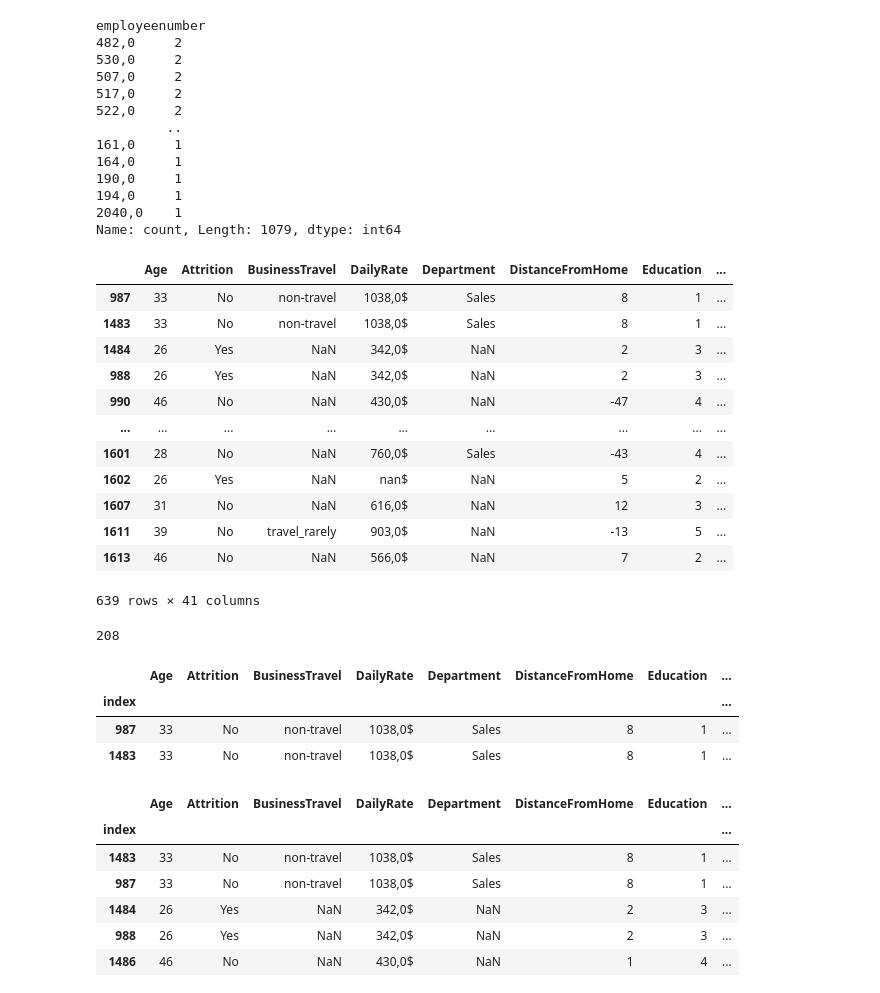
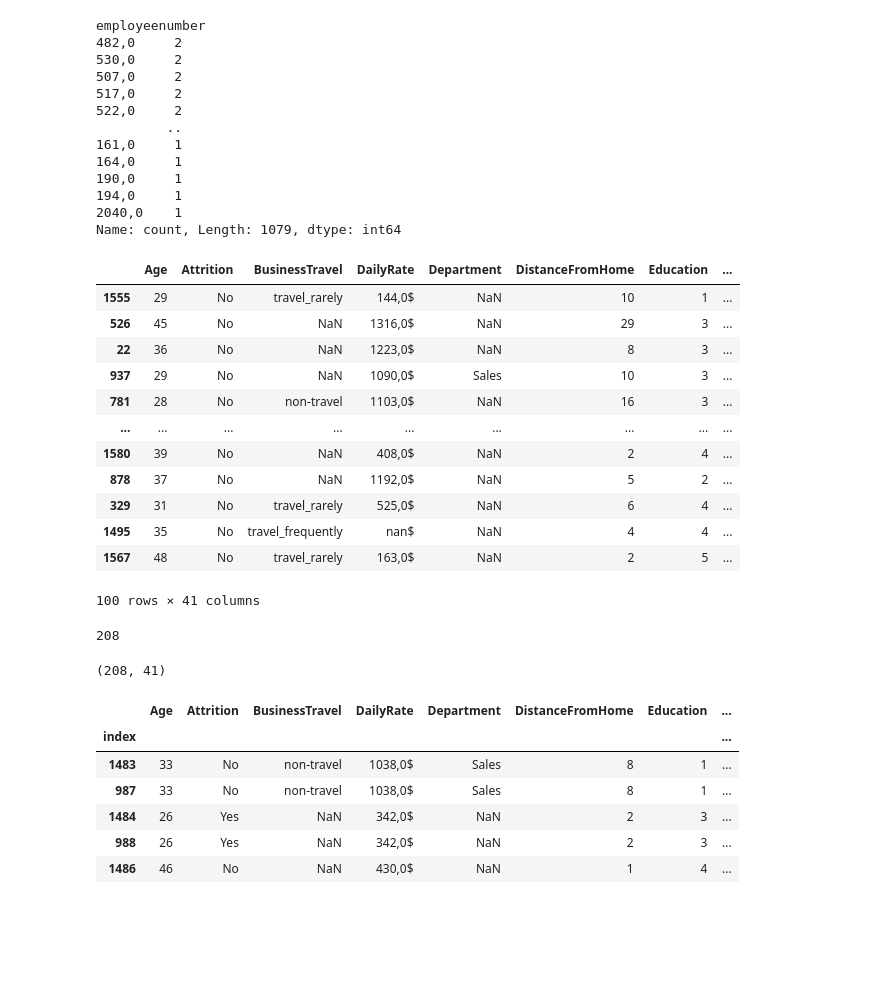
Before and after one commit to carla-caracola/people_analytics, a Jupyter notebook: Data_elena.ipynb, the cells around one changed output. Saved outputs shown, nothing was run; the diff lists cells and outputs as text; code cells hidden in the pictures; blank space fills up the shorter version.

```diff
--- a/Data_elena.ipynb
+++ b/Data_elena.ipynb
@@ -153,29 +287,29 @@ Name: count, Length: 1079, dtype: int64
 # %%
 #employeenumber`: Variable categórica nominal, al tratarse de un identificador único para cada empleado (número).
 # Pero estos números están en formato de texto y posiblemente con un formato de decimal que en realidad no es necesario.
 # Hay 534 duplicados en esta columna. Los valores deben ser unicos.  Hablamos con César. debemos analizar los duplicados mejor
 # y tomar decisiones en base a las conclusiones. Por lo que vimos parece que la diferencia entre los duplicados está en Remote Work,
 # puede que sea un error en la carga de datos o que se haya hecho mas de una vez la encuesta. Explorar mas.
 
 duplicados= abc_coorp_df.loc[abc_coorp_df['employeenumber'].duplicated(keep=False), :].sort_values(by='employeenumber')
 
 
 # Identify duplicates
-abc_coorp_df.loc[abc_coorp_df['employeenumber'].duplicated(keep=False), :].sort_values(by='employeenumber')
+abc_coorp_df.loc[abc_coorp_df['employeenumber'].duplicated(keep=False), :].sort_values(by='employeenumber').sample(100)
 # %% [output]
 |  | Age | Attrition | BusinessTravel | DailyRate | Department | DistanceFromHome | Education | ... |
-| 987 | 33 | No | non-travel | 1038,0$ | Sales | 8 | 1 | ... |
-| 1483 | 33 | No | non-travel | 1038,0$ | Sales | 8 | 1 | ... |
-| 1484 | 26 | Yes | NaN | 342,0$ | NaN | 2 | 3 | ... |
-| 988 | 26 | Yes | NaN | 342,0$ | NaN | 2 | 3 | ... |
-| 990 | 46 | No | NaN | 430,0$ | NaN | -47 | 4 | ... |
+| 1555 | 29 | No | travel_rarely | 144,0$ | NaN | 10 | 1 | ... |
+| 526 | 45 | No | NaN | 1316,0$ | NaN | 29 | 3 | ... |
+| 22 | 36 | No | NaN | 1223,0$ | NaN | 8 | 3 | ... |
+| 937 | 29 | No | NaN | 1090,0$ | Sales | 10 | 3 | ... |
+| 781 | 28 | No | non-travel | 1103,0$ | NaN | 16 | 3 | ... |
 | ... | ... | ... | ... | ... | ... | ... | ... | ... |
-| 1601 | 28 | No | NaN | 760,0$ | Sales | -43 | 4 | ... |
-| 1602 | 26 | Yes | NaN | nan$ | NaN | 5 | 2 | ... |
-| 1607 | 31 | No | NaN | 616,0$ | NaN | 12 | 3 | ... |
-| 1611 | 39 | No | travel_rarely | 903,0$ | NaN | -13 | 5 | ... |
-| 1613 | 46 | No | NaN | 566,0$ | NaN | 7 | 2 | ... |
+| 1580 | 39 | No | NaN | 408,0$ | NaN | 2 | 4 | ... |
+| 878 | 37 | No | NaN | 1192,0$ | NaN | 5 | 2 | ... |
+| 329 | 31 | No | travel_rarely | 525,0$ | NaN | 6 | 4 | ... |
+| 1495 | 35 | No | travel_frequently | nan$ | NaN | 4 | 4 | ... |
+| 1567 | 48 | No | travel_rarely | 163,0$ | NaN | 2 | 5 | ... |
-639 rows × 41 columns
+100 rows × 41 columns
 # %%
 # Al verificar los nulos, comprobamos que el número ímpar se da por esa razón y subtraímos las filas nulas de las filas totales para saber cuantos duplicados hay.
 # el resultado de la suma tiene que ser un número par.
@@ -189,12 +323,9 @@ duplicados.dropna(subset='employeenumber', inplace=True)
 # %%
 # Ahora borramos todos los duplicados que tengan el menor indice, ya que suponemos que los de indice mayor son los registros mas actualizados.
 duplicados.index.name = 'index'  # Agregar nombre al índice
-duplicados.head(2)
+duplicados.shape
 # %% [output]
-|  | Age | Attrition | BusinessTravel | DailyRate | Department | DistanceFromHome | Education | ... |
-| index |  |  |  |  |  |  |  | ... |
-| 987 | 33 | No | non-travel | 1038,0$ | Sales | 8 | 1 | ... |
-| 1483 | 33 | No | non-travel | 1038,0$ | Sales | 8 | 1 | ... |
+(208, 41)
 # %%
 # Ordenar el DataFrame por 'employeenumber' y por el índice en orden descendente
 df_sorted = duplicados.sort_values(by=['employeenumber', duplicados.index.name], ascending=[True, False])
```
Also changed, not shown: parts of 9 cells of this notebook, 2 other files.
